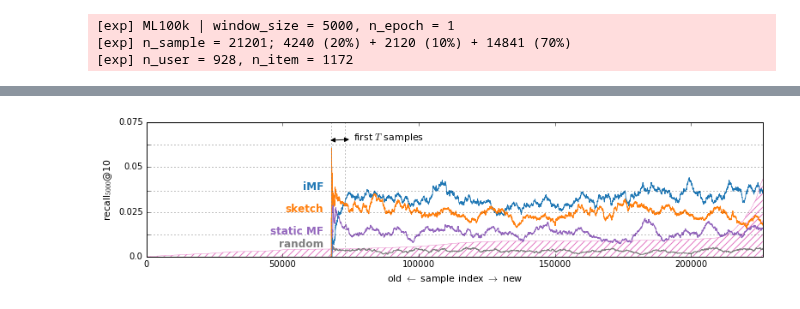
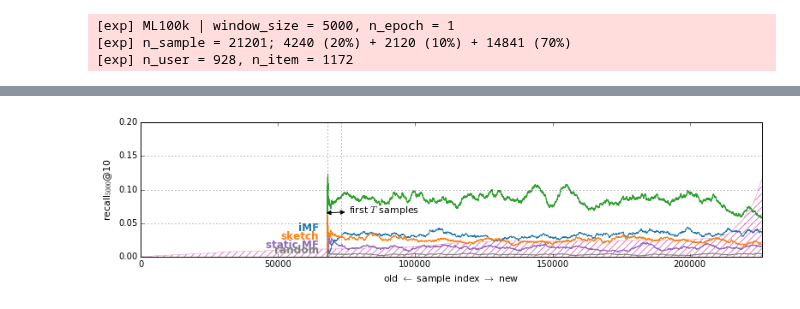
Before and after one commit to takuti/stream-recommender, a Jupyter notebook: paper-sketch.ipynb, the cells around one changed output, grey strips where cells are left out. Cells and saved outputs as stored; diff of their text form; code cells hidden in the pictures.

```diff
--- a/paper-sketch.ipynb
+++ b/paper-sketch.ipynb
@@ -51,9 +94,9 @@ def plot_setting(fig, ax, head=0, T=5000):
     ax.set_xlabel(r'old $\leftarrow$ sample index $\rightarrow$ new', fontsize=11)
     ax.set_ylabel(r'recall$_{%d}$@10' % T, fontsize=11)
     ax.yaxis.grid(True)
-    ax.set_yticks([0.00, 0.0125, 0.025, 0.0367, 0.05, 0.0626, 0.075])
-    ax.set_yticklabels([0.00, '', 0.025, '', 0.05, '', 0.075])
-    ax.set_ylim([0.0, 0.075])
+    # ax.set_yticks([0.00, 0.0125, 0.025, 0.0367, 0.05, 0.0626, 0.075])
+    # ax.set_yticklabels([0.00, '', 0.025, '', 0.05, '', 0.075])
+    ax.set_ylim([0.0, 0.2])
 
     # 30% pre-train | 70% evaluate
     ax.axvline(x=head, linewidth=1, linestyle=':', color=colors[14])
@@ -85,9 +177,10 @@ def read_result(path):
 # %%
-ML100k_base_avgs, ML100k_base_time = read_result('results/ML100k_baseline_monitor.txt') # reg=0.01, lr=0.0001, epoch=20
-ML100k_iMF_avgs, ML100k_iMF_time = read_result('results/ML100k_iMF_monitor.txt') # reg=0.01, lr=0.0001, epoch=20
-ML100k_BiMF_avgs, ML100k_BiMF_time = read_result('results/recsys-2016/ML100k/5000/biased-iMF.txt') # epoch=21
-ML100k_iFMs_avgs, ML100k_iFMs_time = read_result('results/recsys-2016/ML100k/5000/iFMs_no_context.txt') # epoch=1
-ML100k_iFMs_ctx_avgs, ML100k_iFMs_ctx_time = read_result('results/ML100k_iFMs_5000.txt') # epoch=1
+static5000_avgs, static5000_time = read_result('results/ML1M_static-MF_5000.txt') # reg=0.01, lr=0.003, epoch=9
+iMF5000_avgs, iMF5000_time = read_result('results/ML1M_iMF_5000.txt') # reg=0.01, lr=0.003, epoch=9
 
-ML100k_rand_avgs, ML100k_rand_time = read_result('results/ML100k_random_5000.txt') # epoch=1
-ML100k_sketch_avgs, ML100k_sketch_time = read_result('results/ML100k_sketch_5000.txt') # epoch=1
+rand5000_avgs, rand5000_time = read_result('results/ML1M_random_5000.txt') # epoch=1
+popular5000_avgs, popular5000_time = read_result('results/ML1M_popular_5000.txt') # epoch=1
+
+sketch5000_avgs, sketch5000_time = read_result('results/ML1M_sketch_5000.txt')
+
+iFMs5000_avgs, iFMs5000_time = read_result('results/ML1M_iFMs_5000.txt')
@@ -151,32 +196,33 @@ ax2.set_ylim([0, 1800])
 ax2.fill_between(np.arange(exp.data.n_sample), np.array(exp.data.dts), facecolor='none', edgecolor=colors[12], lw=0, hatch='///')
 # ax2.set_ylabel('elapsed days')
 ax2.get_yaxis().set_visible(False)
 
 # axis #1: simple moving average of recall
 n_batch = exp.data.n_batch_train + exp.data.n_batch_test
 x = np.arange(len(rand5000_avgs)) + n_batch
 ax.plot(x, rand5000_avgs, c=colors[14], label='rand\n%.4f [s]' % rand5000_time)
+ax.plot(x, popular5000_avgs, c=colors[4], label='popular\n%.4f [s]' % popular5000_time)
 ax.plot(x, static5000_avgs, c=colors[8], label='static MF\n%.4f [s]' % static5000_time)
 ax.plot(x, iMF5000_avgs, c=colors[0], lw=.8, label='iMF\n%.4f [s]' % iMF5000_time)
 ax.plot(x, sketch5000_avgs, c=colors[2], label='sketch\n%.4f [s]' % sketch5000_time)
 ax.text(65000, 0.0375, 'iMF', color=colors[0], fontsize=12, fontweight='bold', horizontalalignment='right')
 ax.text(65000, 0.025, 'sketch', color=colors[2], fontsize=12, fontweight='bold', horizontalalignment='right')
 ax.text(65000, 0.0125, 'static MF', color=colors[8], fontsize=12, fontweight='bold', horizontalalignment='right')
 ax.text(65000, 0.005, 'random', color=colors[14], fontsize=12, fontweight='bold', horizontalalignment='right')
 ax.set_xlim((0, exp.data.n_sample-1))
 ax.annotate(r'first $T$ samples', xy=(n_batch-1000, 0.065), xytext=(n_batch+8000, 0.065), size=11, color='k',
             arrowprops=dict(color='k', lw=1., arrowstyle='<|-|>'))
 ax.set_zorder(ax2.get_zorder()+1)
 ax.patch.set_visible(False)
 
 plot_setting(fig, ax, exp.data.n_batch_train+exp.data.n_batch_test-1)
 fig.set_size_inches((11, 3.))
 
 #leg = ax.legend(fontsize=10, loc='upper left', frameon=False, framealpha=False)
 #for legobj in leg.legendHandles:
 #    legobj.set_linewidth(1.5)
 
 plt.tight_layout()
-fig.savefig('../../paper/images/nas-2016/ml-1m-recall-box.eps')
+# fig.savefig('../../paper/images/nas-2016/ml-1m-recall-box.eps')
 # %% [output]
-[figure, old version]
+[figure, new version]
```
Also changed, not shown: parts of 10 cells of this notebook.
